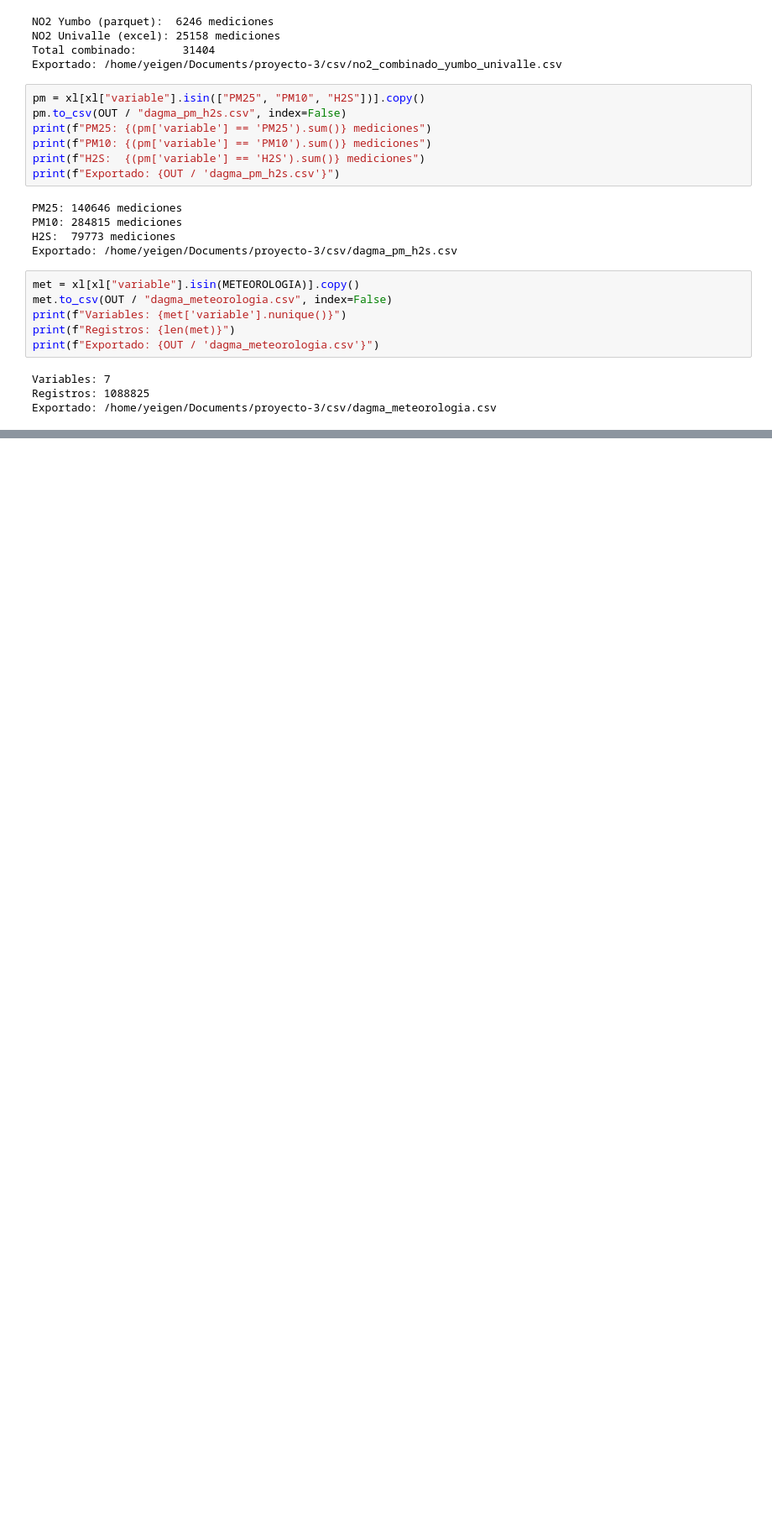
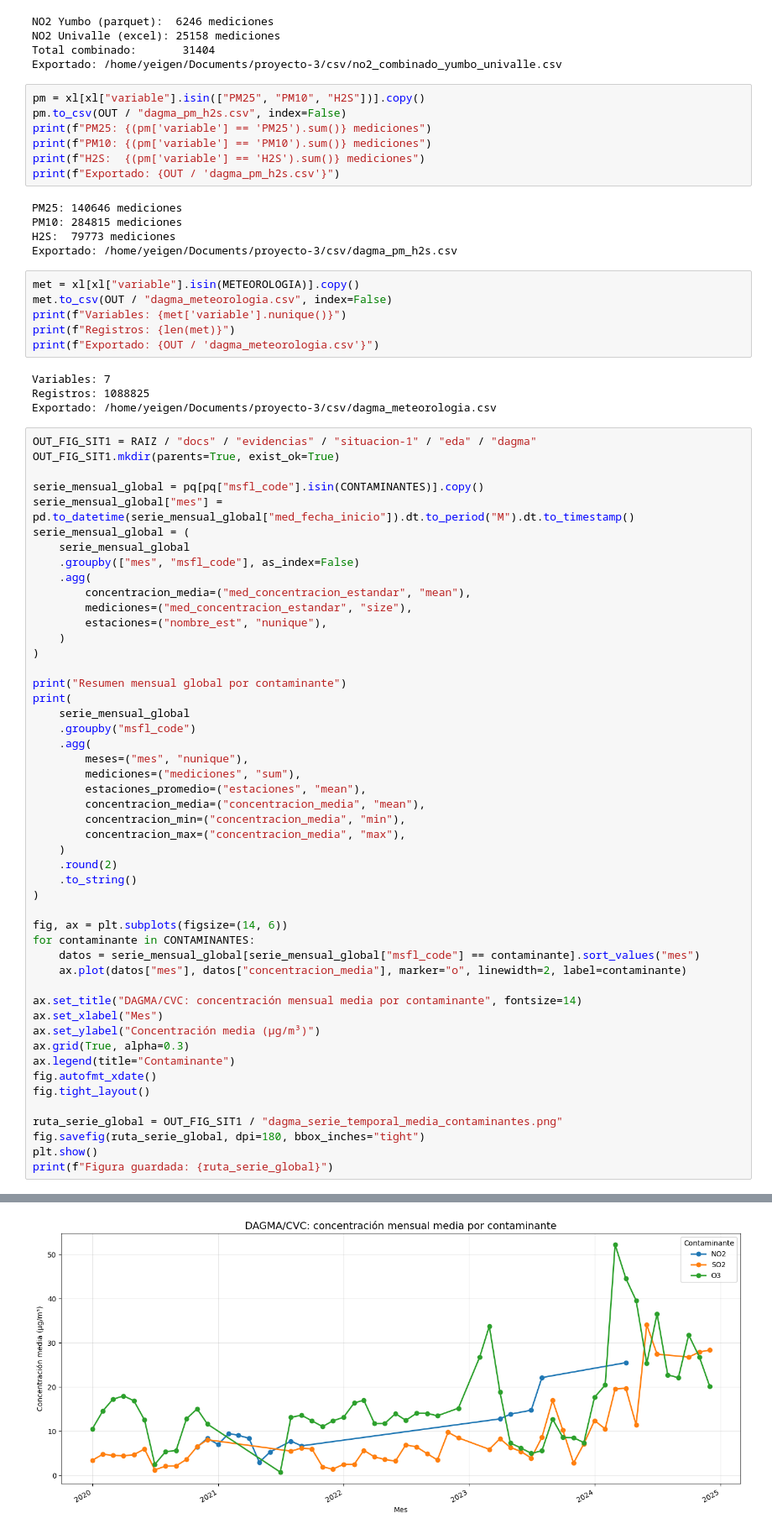
Before and after one commit to yeigen/proyecto-3, a Jupyter notebook: notebooks/dagma/dagma-analisis-cruzado.ipynb, the cells around one changed output, grey strips where cells are left out. Shown at 84% size. Drawn from its saved outputs; the diff is of its cells as text; blank space fills up the shorter version.

Commit message:
agrega series temporales dagma sit1

```diff
--- a/notebooks/dagma/dagma-analisis-cruzado.ipynb
+++ b/notebooks/dagma/dagma-analisis-cruzado.ipynb
@@ -301,3 +303,53 @@ print(f"Exportado: {OUT / 'dagma_meteorologia.csv'}")
 Variables: 7
 Registros: 1088825
 Exportado: /home/yeigen/Documents/proyecto-3/csv/dagma_meteorologia.csv
+# %%
+OUT_FIG_SIT1 = RAIZ / "docs" / "evidencias" / "situacion-1" / "eda" / "dagma"
+OUT_FIG_SIT1.mkdir(parents=True, exist_ok=True)
+
+serie_mensual_global = pq[pq["msfl_code"].isin(CONTAMINANTES)].copy()
+serie_mensual_global["mes"] = pd.to_datetime(serie_mensual_global["med_fecha_inicio"]).dt.to_period("M").dt.to_timestamp()
+serie_mensual_global = (
+    serie_mensual_global
+    .groupby(["mes", "msfl_code"], as_index=False)
+    .agg(
+        concentracion_media=("med_concentracion_estandar", "mean"),
+        mediciones=("med_concentracion_estandar", "size"),
+        estaciones=("nombre_est", "nunique"),
+    )
+)
+
+print("Resumen mensual global por contaminante")
+print(
+    serie_mensual_global
+    .groupby("msfl_code")
+    .agg(
+        meses=("mes", "nunique"),
+        mediciones=("mediciones", "sum"),
+        estaciones_promedio=("estaciones", "mean"),
+        concentracion_media=("concentracion_media", "mean"),
+        concentracion_min=("concentracion_media", "min"),
+        concentracion_max=("concentracion_media", "max"),
+    )
+    .round(2)
+    .to_string()
+)
+
+fig, ax = plt.subplots(figsize=(14, 6))
+for contaminante in CONTAMINANTES:
+    datos = serie_mensual_global[serie_mensual_global["msfl_code"] == contaminante].sort_values("mes")
+    ax.plot(datos["mes"], datos["concentracion_media"], marker="o", linewidth=2, label=contaminante)
+
+ax.set_title("DAGMA/CVC: concentración mensual media por contaminante", fontsize=14)
+ax.set_xlabel("Mes")
+ax.set_ylabel("Concentración media (µg/m³)")
+ax.grid(True, alpha=0.3)
+ax.legend(title="Contaminante")
+fig.autofmt_xdate()
+fig.tight_layout()
+
+ruta_serie_global = OUT_FIG_SIT1 / "dagma_serie_temporal_media_contaminantes.png"
+fig.savefig(ruta_serie_global, dpi=180, bbox_inches="tight")
+plt.show()
+print(f"Figura guardada: {ruta_serie_global}")
+# %% [output]
@@ -303,0 +362 @@ Exportado: /home/yeigen/Documents/proyecto-3/csv/dagma_meteorologia.csv
+[figure, added]
```
Also changed, not shown: parts of 4 cells of this notebook, 4 other files.
